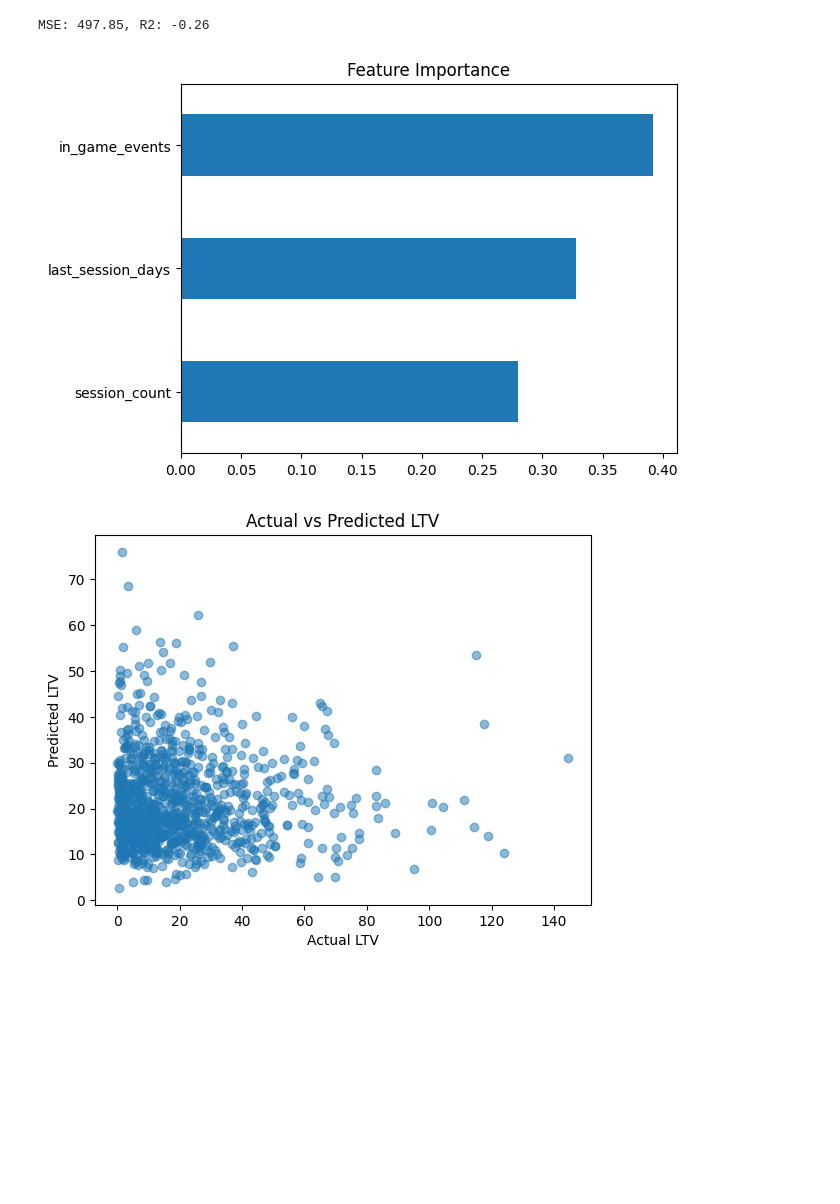
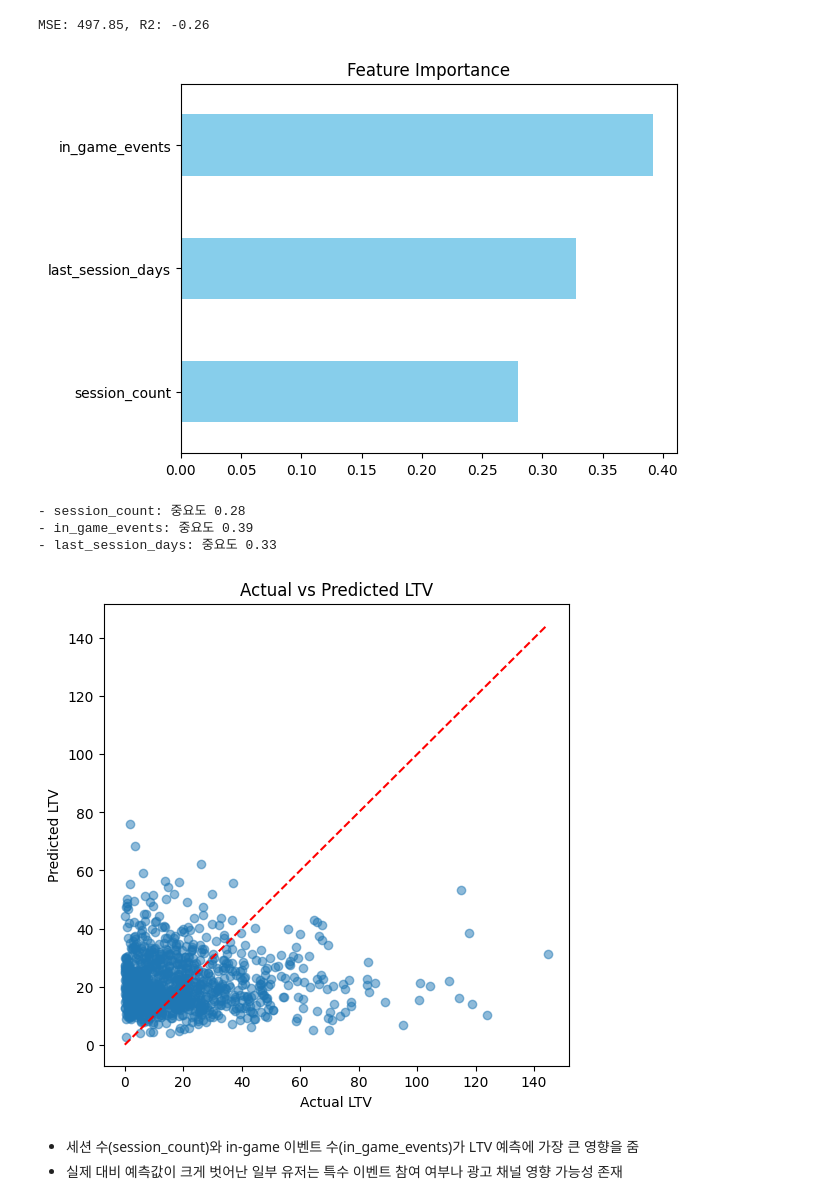
Before and after one commit to hamsungmin/DataTrainAnalysis, a Jupyter notebook: Project/MobileGame/2.ltv_prediction_ipynb.ipynb, the cells around one changed output. Saved outputs shown, nothing was run; the diff lists cells and outputs as text; code cells hidden in the pictures; blank space fills up the shorter version.

```diff
--- a/Project/MobileGame/2.ltv_prediction_ipynb.ipynb
+++ b/Project/MobileGame/2.ltv_prediction_ipynb.ipynb
@@ -34,17 +34,30 @@ MSE: 497.85, R2: -0.26
 # %%
 # Feature Importance 시각화
 feat_importances = pd.Series(rf.feature_importances_, index=X.columns)
-feat_importances.sort_values().plot(kind='barh')
+feat_importances.sort_values().plot(kind='barh', color='skyblue')
 plt.title("Feature Importance")
 plt.show()
 # %% [output]
-[figure, old version]
+[figure, new version]
+# %%
+# 인사이트
+for feature, importance in zip(X.columns, rf.feature_importances_):
+    print(f"- {feature}: 중요도 {importance:.2f}")
+# %% [output]
+- session_count: 중요도 0.28
+- in_game_events: 중요도 0.39
+- last_session_days: 중요도 0.33
 # %%
-# 예측값 시각화
+# 예측값 vs 실제값 시각화
+plt.figure(figsize=(6,6))
 plt.scatter(y_test, y_pred, alpha=0.5)
+plt.plot([0, max(y_test)], [0, max(y_test)], 'r--')
 plt.xlabel("Actual LTV")
 plt.ylabel("Predicted LTV")
 plt.title("Actual vs Predicted LTV")
 plt.show()
 # %% [output]
-[figure, old version]
+[figure, new version]
+# %% [markdown]
+- 세션 수(session_count)와 in-game 이벤트 수(in_game_events)가 LTV 예측에 가장 큰 영향을 줌
+- 실제 대비 예측값이 크게 벗어난 일부 유저는 특수 이벤트 참여 여부나 광고 채널 영향 가능성 존재
```
